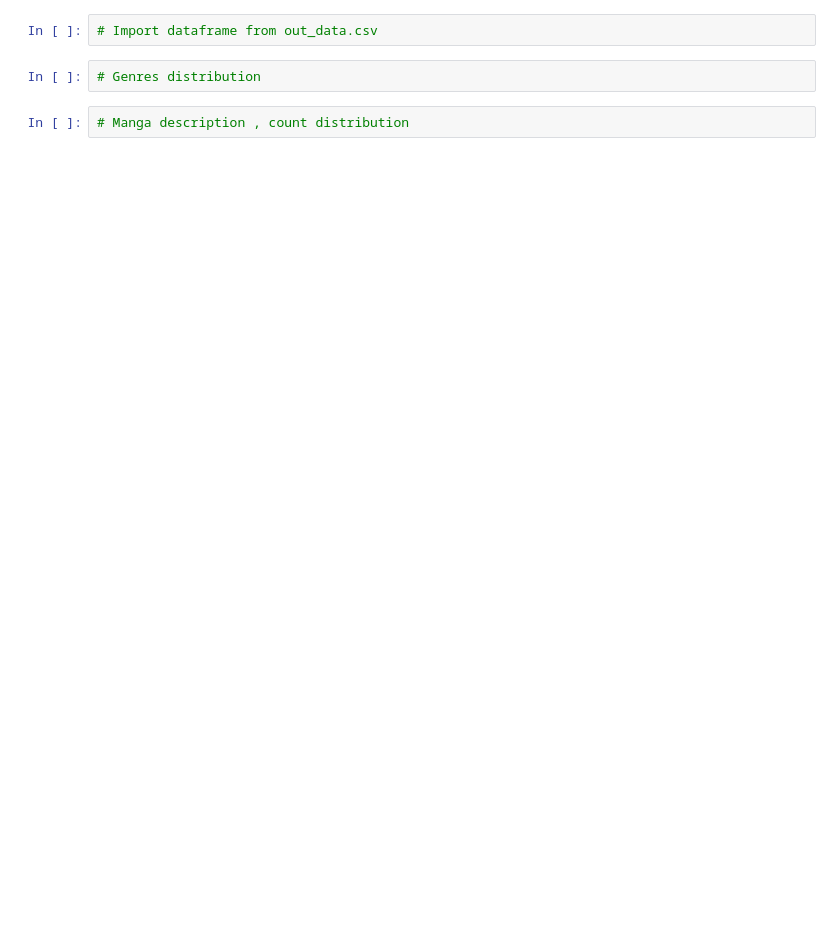
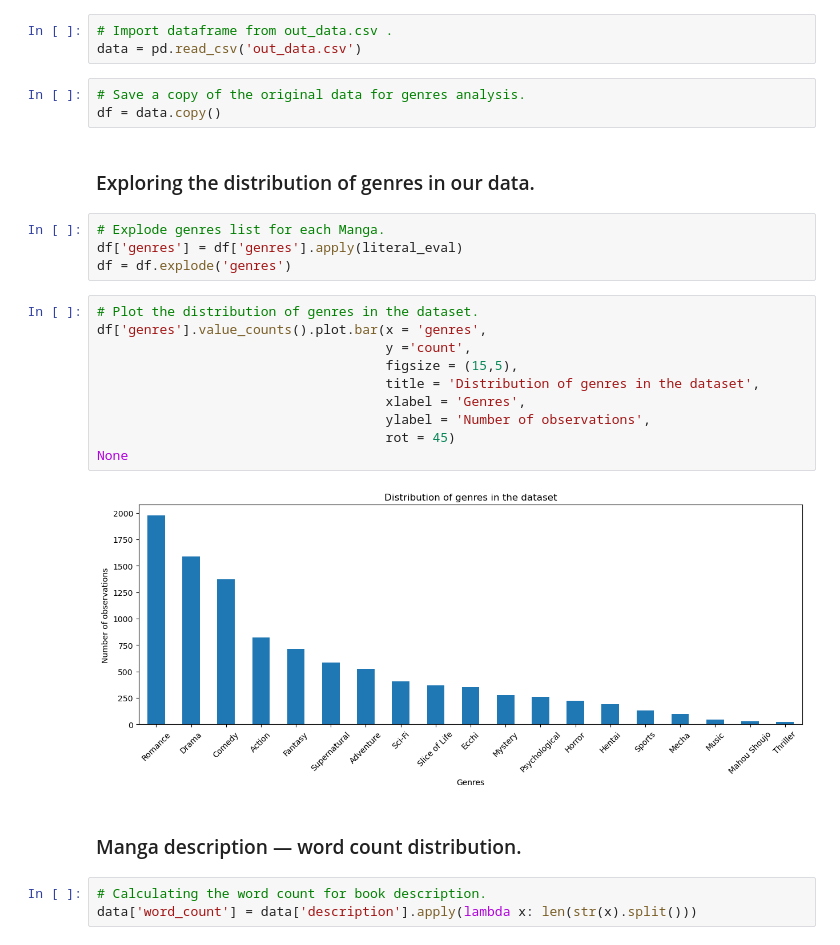
Before and after one commit to SyNikolai/MangaRecommendationEngine, a Jupyter notebook: eda.ipynb, the cells around one changed output. Saved outputs shown, nothing was run; the diff lists cells and outputs as text; blank space fills up the shorter version.

Commit message:
Updated data mining and eda notebook

```diff
--- a/eda.ipynb
+++ b/eda.ipynb
@@ -9,6 +20,29 @@ df = pd.DataFrame()
 # %%
-# Import dataframe from out_data.csv
+# Import dataframe from out_data.csv .
+data = pd.read_csv('out_data.csv')
+# %%
+# Save a copy of the original data for genres analysis.
+df = data.copy()
+# %% [markdown]
+### Exploring the distribution of genres in our data.
 # %%
-# Genres distribution
+# Explode genres list for each Manga.
+df['genres'] = df['genres'].apply(literal_eval)
+df = df.explode('genres')
-# %%
-# Manga description , count distribution
+# %%
+# Plot the distribution of genres in the dataset.
+df['genres'].value_counts().plot.bar(x = 'genres',
+                                     y ='count',
+                                     figsize = (15,5),
+                                     title = 'Distribution of genres in the dataset',
+                                     xlabel = 'Genres',
+                                     ylabel = 'Number of observations',
+                                     rot = 45)
+None
+# %% [output]
+[figure, added]
+# %% [markdown]
+### Manga description — word count distribution.
+# %%
+# Calculating the word count for book description.
+data['word_count'] = data['description'].apply(lambda x: len(str(x).split()))
```
Also changed, not shown: parts of 24 cells of this notebook, 1 other file.
